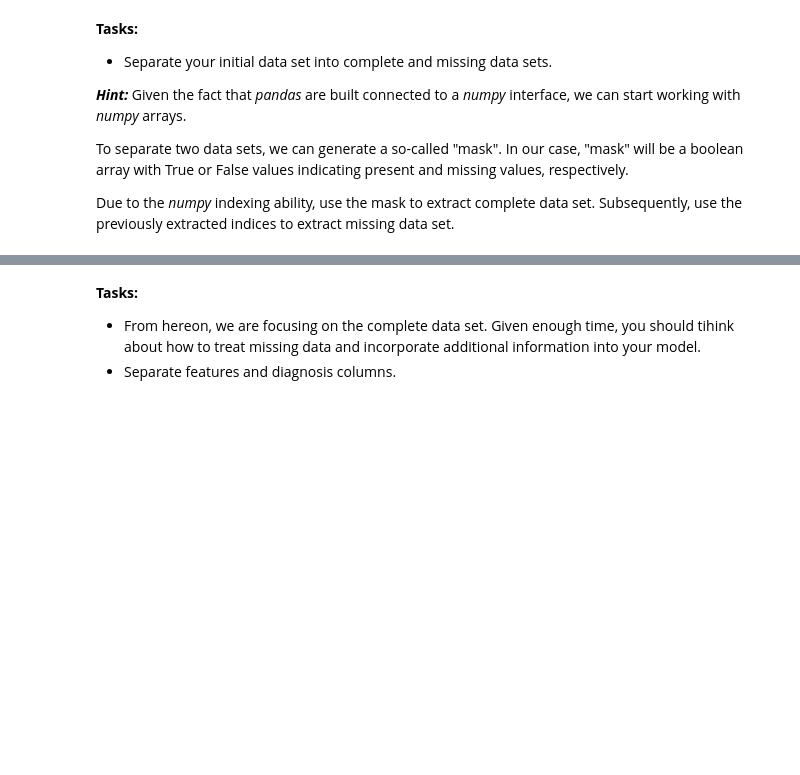
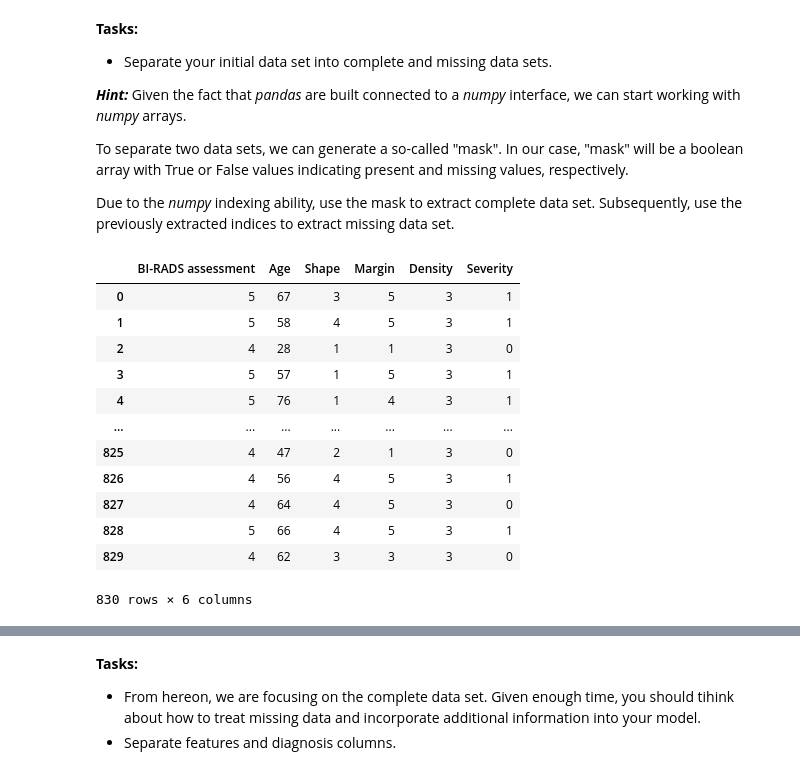
Before and after one commit to akausas/Hackathon_Autumn2019_Challenge, a Jupyter notebook: Hackathon_Challenge.ipynb, the cells around one changed output, grey strips where cells are left out. Saved outputs shown, nothing was run; the diff lists cells and outputs as text; code cells hidden in the pictures; blank space fills up the shorter version.

```diff
--- a/Hackathon_Challenge.ipynb
+++ b/Hackathon_Challenge.ipynb
@@ -268,8 +269,3 @@ array([1, 0])
 __Tasks:__
 
 - Identify indices of rows that contain missing values.
-# %%
-# Iterate over pandas DataFrame rows
-inds = df.index[df["BI-RADS assessment"] == "55"].tolist()
-bi_rads = df[df.loc[:] == '?']
-inds
@@ -278,3 +272,28 @@ inds
+# %%
+# Iterate over pandas DataFrame rows
+
+def inds_list(df, col_names, missing):
+    """ Returns list of indexes for a given missing value sorted and unique
+        df - DataFrame
+        col_names - list of column names
+        missing - missing value sting"""
+
+    inds = []
+
+    for name in col_names:
+        idx = df.loc[df[name] == missing].index.tolist()
+        inds.append(idx)
+
+    # all values in sorted list
+    inds = sorted([item for sublist in inds for item in sublist])
+
+    # choose uniqe values only
+    new_inds = []
+    for item in inds:
+        if item not in new_inds:
+            new_inds.append(item)
+
+    return new_inds
 # %% [markdown]
 __Tasks:__
 
@@ -287,3 +306,4 @@ To separate two data sets, we can generate a so-called "mask". In our case, "mas
 Due to the _numpy_ indexing ability, use the mask to extract complete data set. Subsequently, use the previously extracted indices to extract missing data set.
 # %%
 # Create a mask
+mask = inds_list(df, df_col_names, '?')
@@ -292,2 +310,21 @@ Due to the _numpy_ indexing ability, use the mask to extract complete data set.
+# %%
+# Complete data
+complete = df.drop(mask)
+complete.reset_index(drop=True, inplace=True)
+complete
+# %% [output]
+|  | BI-RADS assessment | Age | Shape | Margin | Density | Severity |
+| 0 | 5 | 67 | 3 | 5 | 3 | 1 |
+| 1 | 5 | 58 | 4 | 5 | 3 | 1 |
+| 2 | 4 | 28 | 1 | 1 | 3 | 0 |
+| 3 | 5 | 57 | 1 | 5 | 3 | 1 |
+| 4 | 5 | 76 | 1 | 4 | 3 | 1 |
+| ... | ... | ... | ... | ... | ... | ... |
+| 825 | 4 | 47 | 2 | 1 | 3 | 0 |
+| 826 | 4 | 56 | 4 | 5 | 3 | 1 |
+| 827 | 4 | 64 | 4 | 5 | 3 | 0 |
+| 828 | 5 | 66 | 4 | 5 | 3 | 1 |
+| 829 | 4 | 62 | 3 | 3 | 3 | 0 |
+830 rows × 6 columns
 # %%
 # Missing data
```
Also changed, not shown: parts of 8 cells of this notebook.
